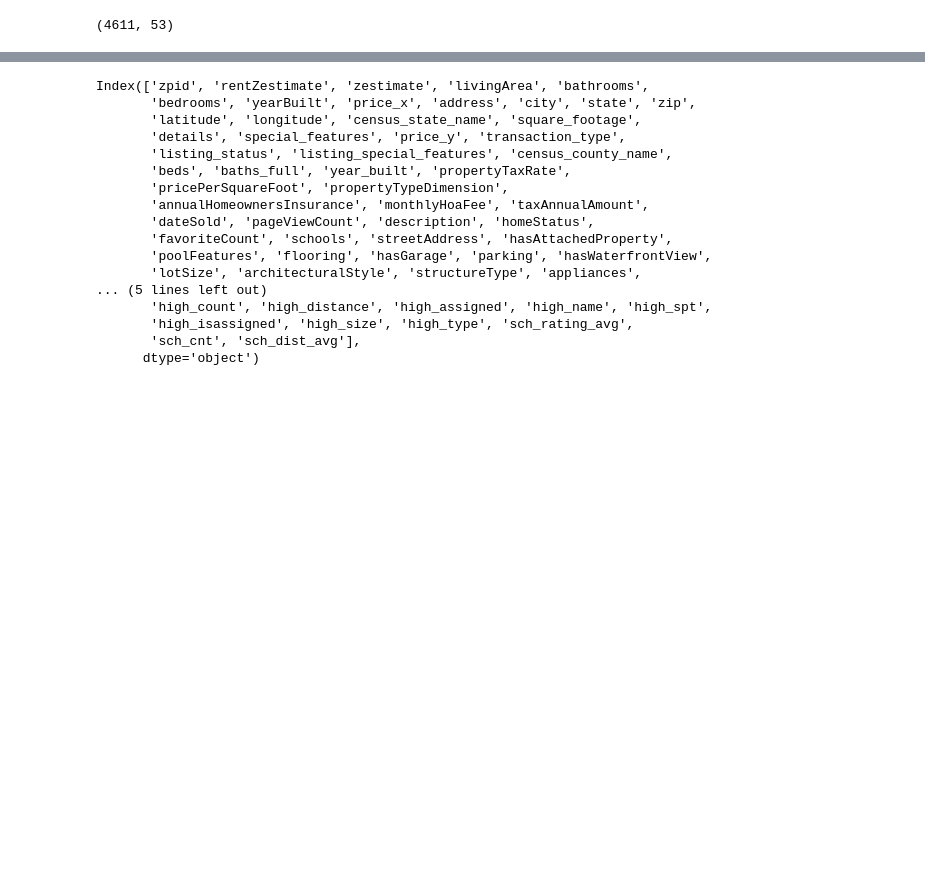
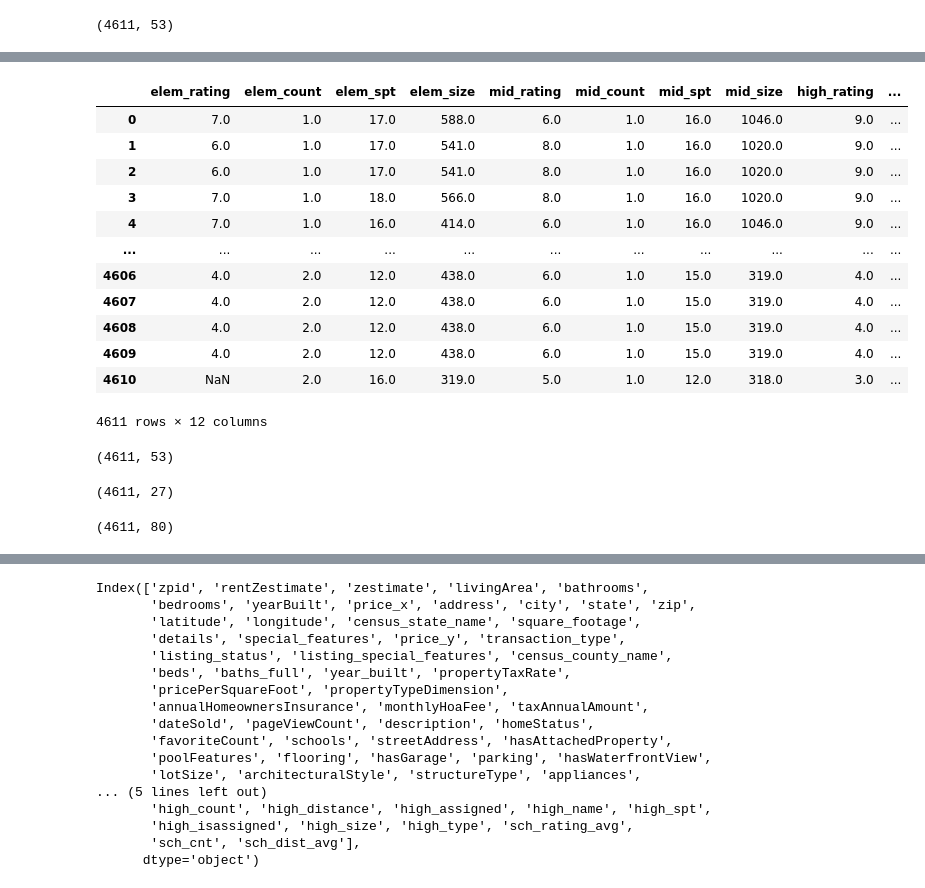
Before and after one commit to nsharma73/capstone_haystack, a Jupyter notebook: WebScrapeUsingRapidAPI.ipynb, the cells around one changed output, grey strips where cells are left out. Cells and saved outputs as stored; diff of their text form; code cells hidden in the pictures; blank space fills up the shorter version.

```diff
--- a/WebScrapeUsingRapidAPI.ipynb
+++ b/WebScrapeUsingRapidAPI.ipynb
@@ -832,0 +838,2 @@ final_df_end.shape
+# %%
+schools[['elemtary','middle','high']] = final_df_end.schools.str.split("}, {",expand = True)
@@ -832,0 +860,6 @@ final_df_end.shape
+# %%
+schools = schools[['elem_rating','elem_count','elem_distance','elem_assigned','elem_name','elem_spt',
+        'elem_isassigned','elem_size','elem_type','mid_rating','mid_count','mid_distance',
+        'mid_assigned','mid_name','mid_spt','mid_isassigned','mid_size','mid_type',
+        'high_rating','high_count','high_distance','high_assigned','high_name','high_spt',
+        'high_isassigned','high_size','high_type']]
@@ -832,0 +890,5 @@ final_df_end.shape
+# %%
+#extract only the information
+for col in schools.columns:
+    schools[col] = schools[col].str.split(': ').str[1]
+schools
@@ -832,0 +909,8 @@ final_df_end.shape
+# %%
+# Remove punctuations
+#schools.elem_name = schools.elem_name.str.replace("'","")
+#schools.elem_type = schools.elem_type.str.replace("'","")
+#schools.mid_name = schools.mid_name.str.replace("'","")
+#schools.mid_type = schools.mid_type.str.replace("'","")
+#schools.high_name = schools.high_name.str.replace("'","")
+schools.high_type = schools.high_type.str.replace("}]","")
@@ -832,0 +949,27 @@ final_df_end.shape
+# %%
+# Conver to float
+schools[['elem_rating','elem_count','elem_spt','elem_size',
+        'mid_rating','mid_count','mid_spt','mid_size',
+        'high_rating','high_count','high_spt','high_size']].astype(float)
+# %% [output]
+|  | elem_rating | elem_count | elem_spt | elem_size | mid_rating | mid_count | mid_spt | mid_size | high_rating | ... |
+| 0 | 7.0 | 1.0 | 17.0 | 588.0 | 6.0 | 1.0 | 16.0 | 1046.0 | 9.0 | ... |
+| 1 | 6.0 | 1.0 | 17.0 | 541.0 | 8.0 | 1.0 | 16.0 | 1020.0 | 9.0 | ... |
+| 2 | 6.0 | 1.0 | 17.0 | 541.0 | 8.0 | 1.0 | 16.0 | 1020.0 | 9.0 | ... |
+| 3 | 7.0 | 1.0 | 18.0 | 566.0 | 8.0 | 1.0 | 16.0 | 1020.0 | 9.0 | ... |
+| 4 | 7.0 | 1.0 | 16.0 | 414.0 | 6.0 | 1.0 | 16.0 | 1046.0 | 9.0 | ... |
+| ... | ... | ... | ... | ... | ... | ... | ... | ... | ... | ... |
+| 4606 | 4.0 | 2.0 | 12.0 | 438.0 | 6.0 | 1.0 | 15.0 | 319.0 | 4.0 | ... |
+| 4607 | 4.0 | 2.0 | 12.0 | 438.0 | 6.0 | 1.0 | 15.0 | 319.0 | 4.0 | ... |
+| 4608 | 4.0 | 2.0 | 12.0 | 438.0 | 6.0 | 1.0 | 15.0 | 319.0 | 4.0 | ... |
+| 4609 | 4.0 | 2.0 | 12.0 | 438.0 | 6.0 | 1.0 | 15.0 | 319.0 | 4.0 | ... |
+| 4610 | NaN | 2.0 | 16.0 | 319.0 | 5.0 | 1.0 | 12.0 | 318.0 | 3.0 | ... |
+4611 rows × 12 columns
+# %%
+final_df_end.shape
+# %% [output]
+(4611, 53)
+# %%
+schools.shape
+# %% [output]
+(4611, 27)
@@ -833 +979,5 @@ final_df_end.shape
+# %%
+df_zill_school.shape
+# %% [output]
+(4611, 80)
 # %%
```
Also changed, not shown: parts of 67 cells of this notebook.
